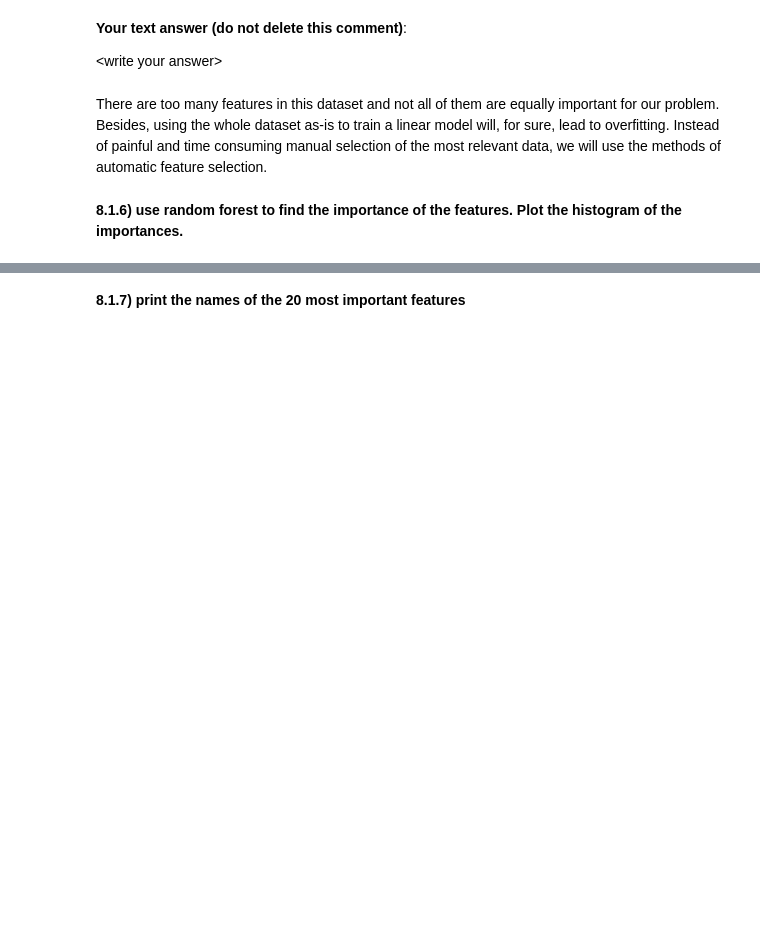
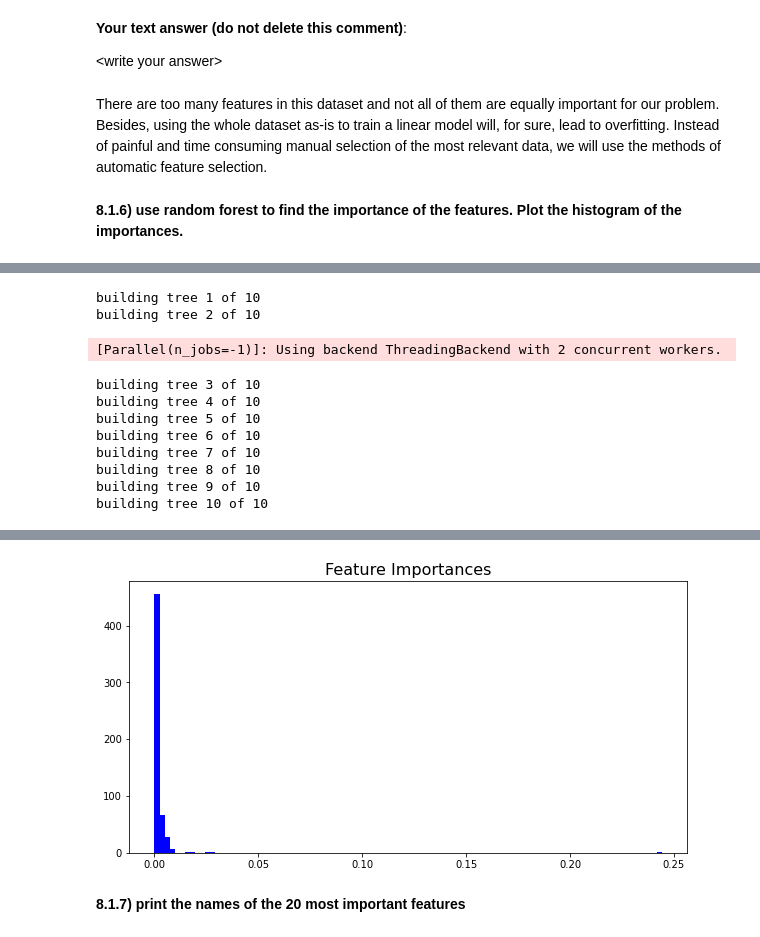
Before and after one commit to purphy42/ML_2023, a Jupyter notebook: HW_1.ipynb, the cells around one changed output, grey strips where cells are left out. Cells and saved outputs as stored; diff of their text form; code cells hidden in the pictures; blank space fills up the shorter version.

```diff
--- a/HW_1.ipynb
+++ b/HW_1.ipynb
@@ -525,8 +533,11 @@ def ada_boost_alpha(y, y_pred_t, distribution):
 
     # error_min = sum(distribution[y != y_pred_t])
 
-    min_error = (sum(distribution * (np.not_equal(y, y_pred)).astype(int))) /sum(distribution)
-    alpha = 0.5 * math.log((1.0 - min_error) / (min_error + 1e-10))
+    diff_t = y == y_pred_t
+    # replace false with 1 and True with 0
+    diff_t = np.where(diff_t == True, 0, 1)
+    e_t = np.dot(distribution, diff_t)
+    alpha = 0.5 * math.log((1.0 - e_t) / (e_t + 1e-10))
 
     ### END Solution (do not delete this comment)
 
@@ -540,7 +551,9 @@ def ada_boost_distribution(y, y_pred_t, distribution, alpha_t):
     """
     ### BEGIN Solution (do not delete this comment)
 
-    distribution = np.exp(-alpha_t * y * distribution)
+    distribution = distribution*np.exp(-alpha_t * y * y_pred_t) # updated distribution
+    C = distribution.sum()
+    distribution = distribution / C
 
     ### END Solution (do not delete this comment)
 
@@ -580,14 +593,15 @@ class Boosting():
             ### BEGIN Solution (do not delete this comment)
 
             # make a prediction
-            y_pred_t = self.classifiers[-1].predict(X)
+            clf_i = self.classifiers[-1]
+            y_pred_i = clf_i.predict(X)
 
             #update alphas, append new alpha to self.alphas
-            alpha_t = self.get_alpha(y, y_pred_t, distribution)
-            self.alphas.append(alpha_t)
+            alpha_i = self.get_alpha(y, y_pred_i, distribution)
+            self.alphas.append(alpha_i)
 
             # update distribution and normalize
-            self.update_distribution(y, y_pred_t, distribution, alpha_t)
+            distribution = self.update_distribution(y, y_pred_i, distribution, alpha_i)
 
             ### END Solution (do not delete this comment)
 
@@ -598,11 +612,14 @@ class Boosting():
         ### BEGIN Solution (do not delete this comment)
 
         #get the weighted votes of the classifiers
-        y_pred = np.zeros((len(X), 1))
-        for i, clf in enumerate(self.classifiers):
-          y_pred += self.alphas[i] * clf.predict(X)
+        alphas = self.alphas
+        for i in range(len(alphas)):
+            clf_i = self.classifiers[i]
+            y_pred_i = clf_i.predict(X)
+            weighted_y_pred_i = y_pred_i*alphas[i]
+            final_predictions = final_predictions + weighted_y_pred_i
 
-        out = np.sign(y_pred).flatten()
+        out = np.sign(final_predictions)
 
         ### END Solution (do not delete this comment)
 
@@ -887,0 +900,25 @@ EXPECTED OUTPUT FORMAT
+# %%
+### BEGIN Solution (do not delete this comment)
+
+rand_forest = RandomForestRegressor(n_estimators=10, n_jobs=-1, random_state=fixed_state, verbose=3)
+model_fit = rand_forest.fit(X_train, y_train_log)
+model_importances = model_fit.feature_importances_
+
+fig, ax = plt.subplots(figsize=(10, 5))
+ax.set_title("Feature Importances", fontsize=16)
+ax.hist(model_importances, color='b', bins=100)
+plt.show()
+
+### END Solution (do not delete this comment)
+# %% [output]
+building tree 1 of 10
+building tree 2 of 10
+[Parallel(n_jobs=-1)]: Using backend ThreadingBackend with 2 concurrent workers.
+building tree 3 of 10
+building tree 4 of 10
+building tree 5 of 10
+building tree 6 of 10
+building tree 7 of 10
+building tree 8 of 10
+building tree 9 of 10
+building tree 10 of 10
@@ -888,3 +926,4 @@ EXPECTED OUTPUT FORMAT
+[figure, added]
 # %% [markdown]
 **8.1.7) print the names of the 20 most important features**
 # %%
```
Also changed, not shown: parts of 19 cells of this notebook.
